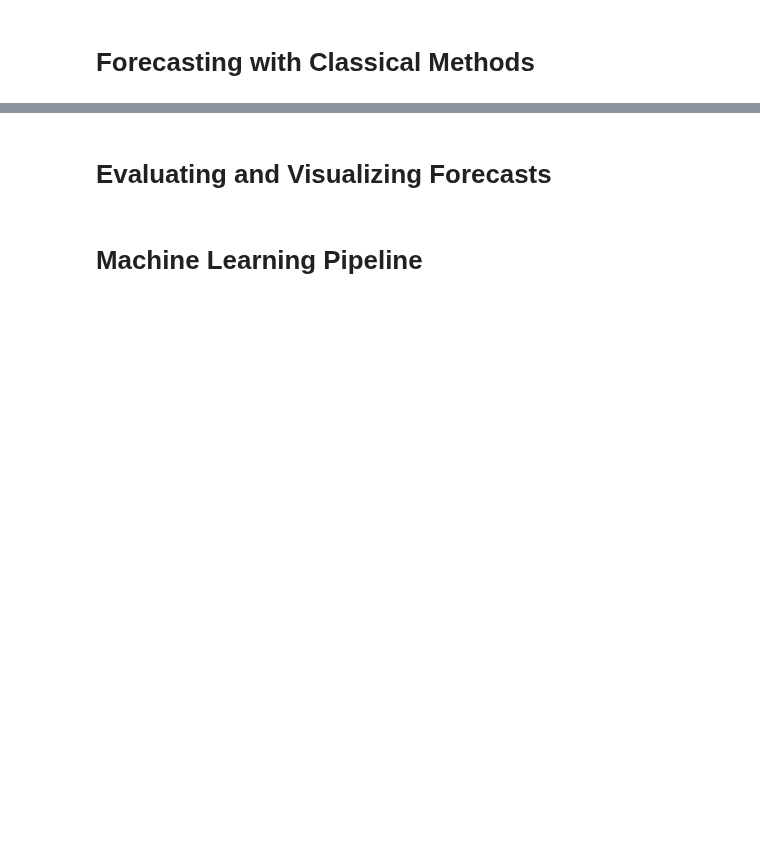
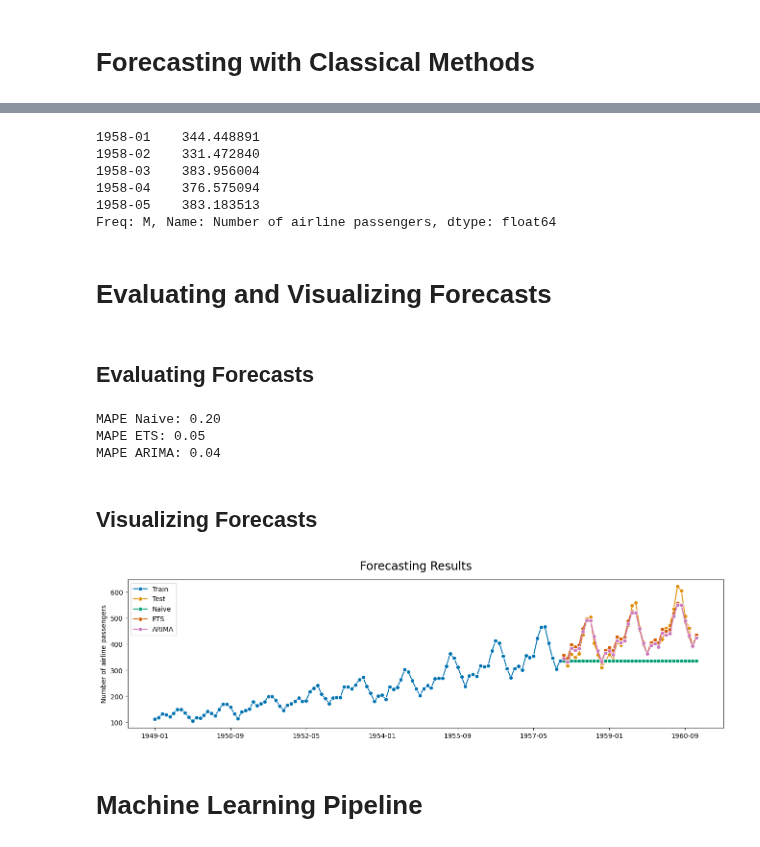
Before and after one commit to smortezah/portfolio, a Jupyter notebook: time-series/sktime.ipynb, the cells around one changed output, grey strips where cells are left out. Saved outputs shown, nothing was run; the diff lists cells and outputs as text; code cells hidden in the pictures; blank space fills up the shorter version.

```diff
--- a/time-series/sktime.ipynb
+++ b/time-series/sktime.ipynb
@@ -20,0 +82,5 @@ DEPRECATION: textract 1.6.5 has a non-standard dependency specifier extract-msg<
+# %%
+from sktime.forecasting.model_selection import temporal_train_test_split
+
+# Horizon size = 36
+y_train, y_test = temporal_train_test_split(y, test_size=36)
@@ -20,0 +108,14 @@ DEPRECATION: textract 1.6.5 has a non-standard dependency specifier extract-msg<
+# %%
+from sktime.forecasting.exp_smoothing import ExponentialSmoothing
+
+# Fit the forecaster
+ets_forecaster = ExponentialSmoothing(
+    trend="additive",
+    seasonal="additive",
+    sp=12,
+)
+ets_forecaster.fit(y_train)
+
+# Predict 36 steps ahead
+ets_preds = ets_forecaster.predict(fh=range(1, 37))
+ets_preds.head()
@@ -21,4 +131,56 @@ DEPRECATION: textract 1.6.5 has a non-standard dependency specifier extract-msg<
+# %%
+from sktime.forecasting.arima import ARIMA
+from sktime.forecasting.sarimax import SARIMAX
+
+# Fit the forecaster
+arima_forecaster = ARIMA(seasonal_order=(1, 1, 1, 12))
+arima_forecaster.fit(y_train)
+
+# Predict 36 steps ahead
+arima_preds = arima_forecaster.predict(fh=range(1, 37))
+arima_preds.head()
+# %% [output]
+1958-01    344.448891
+1958-02    331.472840
+1958-03    383.956004
+1958-04    376.575094
+1958-05    383.183513
+Freq: M, Name: Number of airline passengers, dtype: float64
 # %% [markdown]
 # Evaluating and Visualizing Forecasts
+# %% [markdown]
+## Evaluating Forecasts
+# %%
+from sktime.performance_metrics.forecasting import (
+    mean_absolute_percentage_error
+)
+
+mape_naive = mean_absolute_percentage_error(y_test, naive_preds)
+mape_ets = mean_absolute_percentage_error(y_test, ets_preds)
+mape_arima = mean_absolute_percentage_error(y_test, arima_preds)
+
+print(f"MAPE Naive: {mape_naive:.2f}")
+print(f"MAPE ETS: {mape_ets:.2f}")
+print(f"MAPE ARIMA: {mape_arima:.2f}")
+# %% [output]
+MAPE Naive: 0.20
+MAPE ETS: 0.05
+MAPE ARIMA: 0.04
+# %% [markdown]
+## Visualizing Forecasts
+# %%
+from sktime.utils.plotting import plot_series
+
+plot_series(
+    y_train,
+    y_test,
+    naive_preds,
+    ets_preds,
+    arima_preds,
+    labels=["Train", "Test", "Naive", "ETS", "ARIMA"],
+    title="Forecasting Results",
+);
+# %% [output]
+[figure, added]
 # %% [markdown]
 # Machine Learning Pipeline
```
Also changed, not shown: parts of 14 cells of this notebook.
